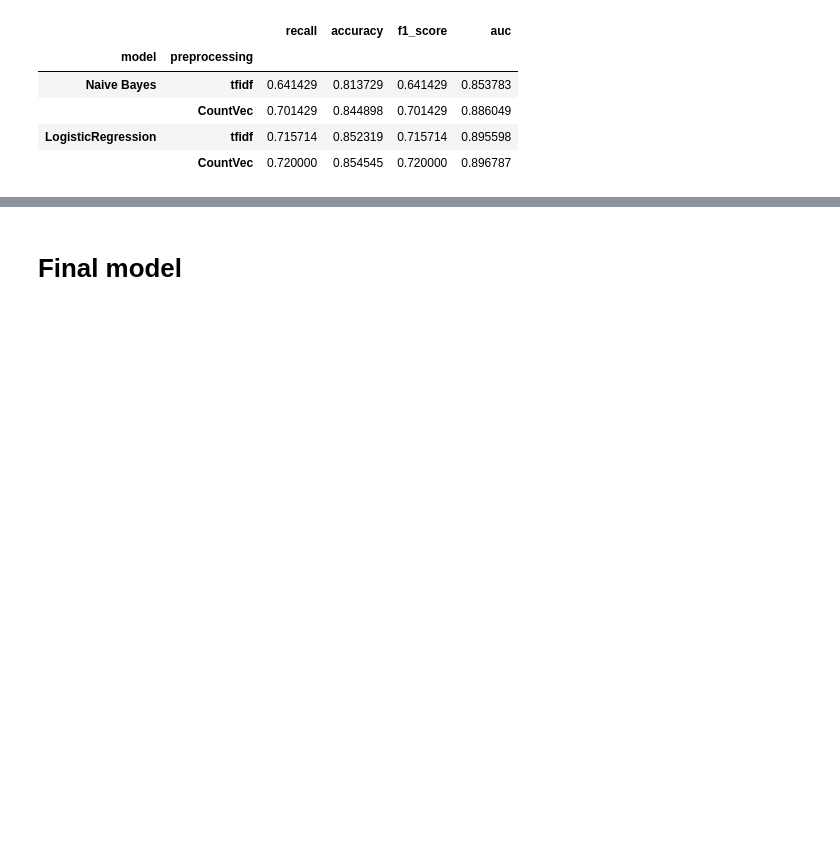
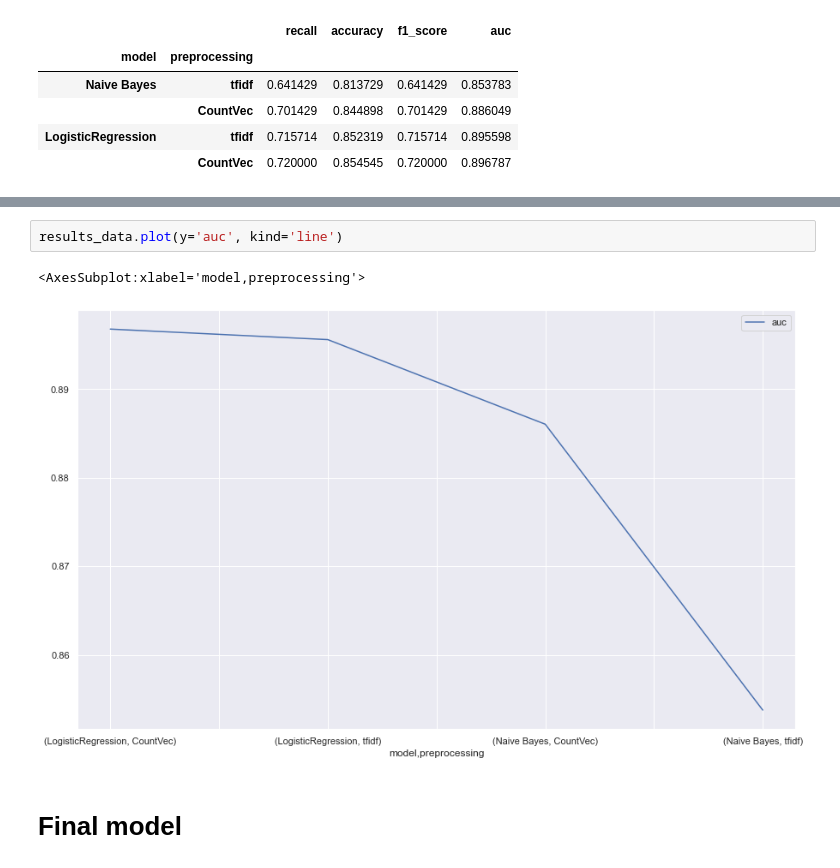
Before and after one commit to vserranoc/refactored-waddle, a Jupyter notebook: model/modelling.ipynb, the cells around one changed output, grey strips where cells are left out. Cells and saved outputs as stored; diff of their text form; blank space fills up the shorter version.

```diff
--- a/model/modelling.ipynb
+++ b/model/modelling.ipynb
@@ -373,3 +379,8 @@ results_data.sort_values(by='auc')
+# %%
+results_data.plot(y='auc', kind='line')
+# %% [output]
+<AxesSubplot:xlabel='model,preprocessing'>
+[figure, added]
 # %% [markdown]
 # Final model
 # %%
```
Also changed, not shown: parts of 6 cells of this notebook.
